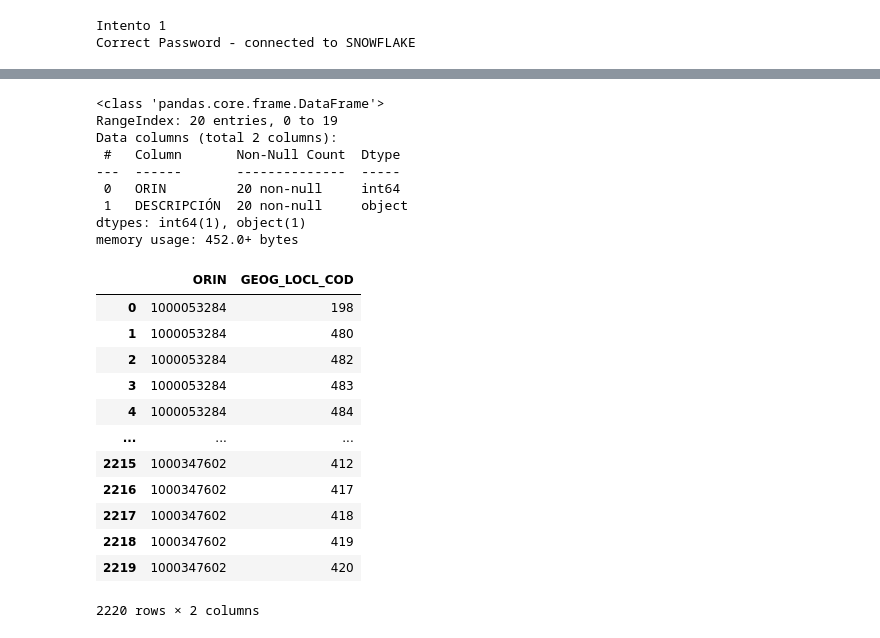
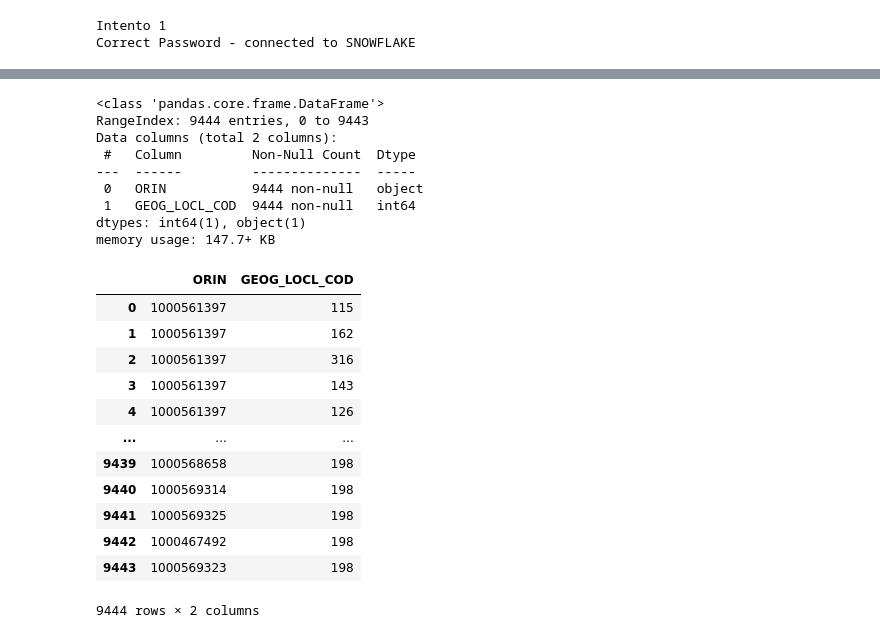
Before and after one commit to TataMarcos/Proyectos_Streamlit, a Jupyter notebook: Evento_adhoc/evento.ipynb, the cells around one changed output, grey strips where cells are left out. Drawn from its saved outputs; the diff is of its cells as text; code cells hidden in the pictures.

```diff
--- a/Evento_adhoc/evento.ipynb
+++ b/Evento_adhoc/evento.ipynb
@@ -41,5 +41,5 @@ if datetime.strptime(fechas[0].strip("'"), "%Y-%m-%d") < datetime.strptime(fecha
 # %%
-evento = pd.read_excel('Evento Zafra comestibles.xlsx')
+evento = pd.read_excel('explotar jugueteria impo.xlsx')
 evento.columns = evento.columns.str.upper()
 evento.columns = evento.columns.str.strip()
 evento
@@ -66,38 +60,43 @@ cols = {'ITEM':'ORIN', 'LOCAL':'GEOG_LOCL_COD', 'LOCALES':'GEOG_LOCL_COD'}
+# %%
+cols = {'ITEM':'ORIN', 'LOCAL':'GEOG_LOCL_COD', 'LOCALES':'GEOG_LOCL_COD', 'EVENTO':'EVENTO_ID'}
 # %%
 evento.rename(columns=cols, inplace=True)
 # %%
 evento.info()
 # %% [output]
 <class 'pandas.core.frame.DataFrame'>
-RangeIndex: 20 entries, 0 to 19
+RangeIndex: 9444 entries, 0 to 9443
 Data columns (total 2 columns):
- #   Column       Non-Null Count  Dtype
----  ------       --------------  -----
- 0   ORIN         20 non-null     int64
- 1   DESCRIPCIÓN  20 non-null     object
+ #   Column         Non-Null Count  Dtype
+---  ------         --------------  -----
+ 0   ORIN           9444 non-null   object
+ 1   GEOG_LOCL_COD  9444 non-null   int64
 dtypes: int64(1), object(1)
-memory usage: 452.0+ bytes
+memory usage: 147.7+ KB
 # %%
 if 'GEOG_LOCL_COD' in evento.columns:
-    evento = evento[['ORIN', 'GEOG_LOCL_COD']].drop_duplicates().astype('str')
+    if 'EVENTO_ID' in evento.columns:
+        evento = evento[['ORIN', 'GEOG_LOCL_COD', 'EVENTO_ID']].drop_duplicates().astype('str')
+    else:
+        evento = evento[['ORIN', 'GEOG_LOCL_COD']].drop_duplicates().astype('str')
 else:
     evento = evento[['ORIN']].drop_duplicates()
     evento['aux'] = 1
     locales = pd.read_excel('LOCALES.xlsx')
     locales['aux'] = 1
     evento = evento.merge(locales).drop(columns='aux').astype('str')
 evento
 # %% [output]
 |  | ORIN | GEOG_LOCL_COD |
-| 0 | 1000053284 | 198 |
-| 1 | 1000053284 | 480 |
-| 2 | 1000053284 | 482 |
-| 3 | 1000053284 | 483 |
-| 4 | 1000053284 | 484 |
+| 0 | 1000561397 | 115 |
+| 1 | 1000561397 | 162 |
+| 2 | 1000561397 | 316 |
+| 3 | 1000561397 | 143 |
+| 4 | 1000561397 | 126 |
 | ... | ... | ... |
-| 2215 | 1000347602 | 412 |
-| 2216 | 1000347602 | 417 |
-| 2217 | 1000347602 | 418 |
-| 2218 | 1000347602 | 419 |
-| 2219 | 1000347602 | 420 |
+| 9439 | 1000568658 | 198 |
+| 9440 | 1000569314 | 198 |
+| 9441 | 1000569325 | 198 |
+| 9442 | 1000467492 | 198 |
+| 9443 | 1000569323 | 198 |
-2220 rows × 2 columns
+9444 rows × 2 columns
```
Also changed, not shown: parts of 20 cells of this notebook, 1 other file.
